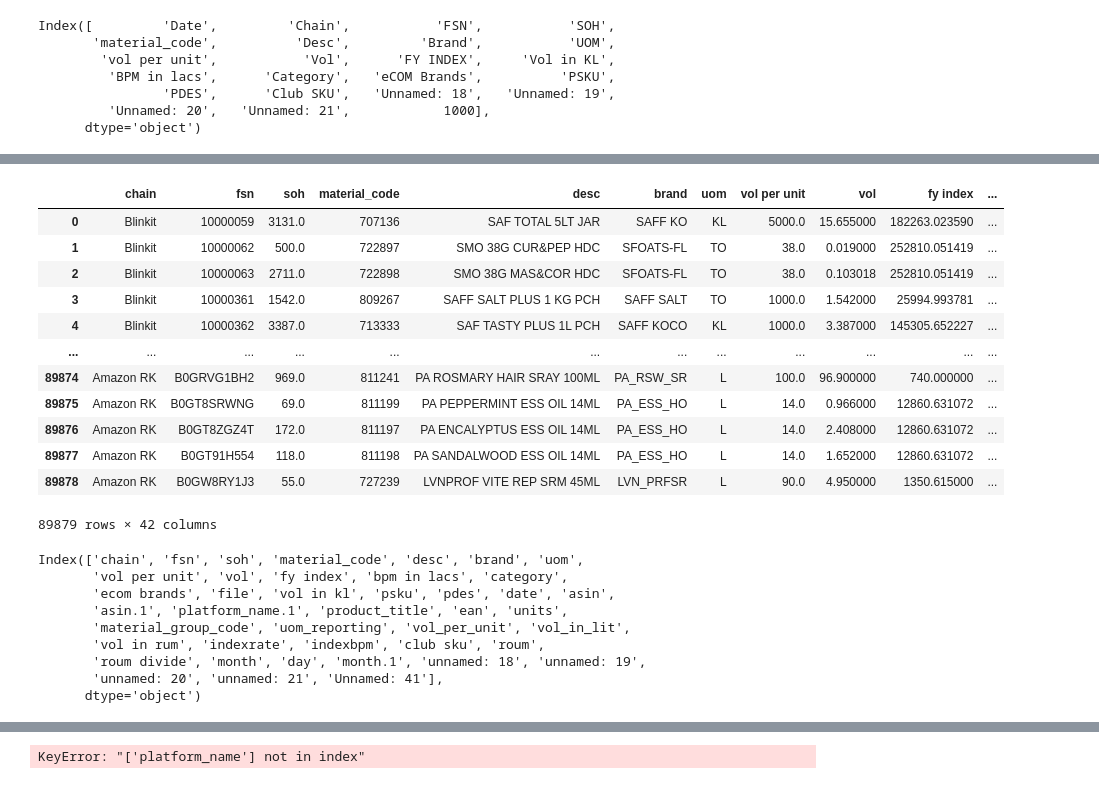
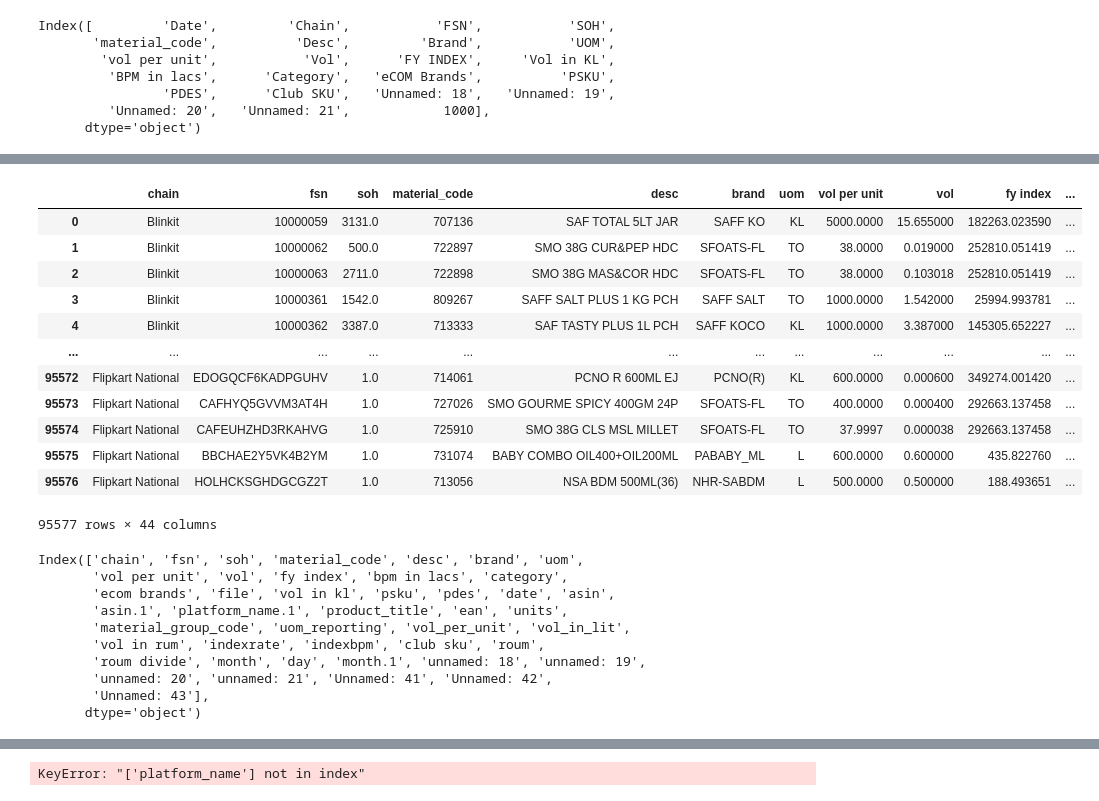
Before and after one commit to DSAmanSingh/collate_results_2, a Jupyter notebook: process_live runs_soh_files.ipynb, the cells around one changed output, grey strips where cells are left out. Saved outputs shown, nothing was run; the diff lists cells and outputs as text; code cells hidden in the pictures.

```diff
--- a/process_live runs_soh_files.ipynb
+++ b/process_live runs_soh_files.ipynb
@@ -79,20 +79,20 @@ df
 # %%
-soh_base = pd.read_csv('/data/aman_singh/acuuracy_check/soh_base_jul_run.csv')
+soh_base = pd.read_csv('/data/aman_singh/acuuracy_check/soh_base_sep_run.csv')
 soh_base
 # %% [output]
 |  | chain | fsn | soh | material_code | desc | brand | uom | vol per unit | vol | fy index | ... |
-| 0 | Blinkit | 10000059 | 3131.0 | 707136 | SAF TOTAL 5LT JAR | SAFF KO | KL | 5000.0 | 15.655000 | 182263.023590 | ... |
-| 1 | Blinkit | 10000062 | 500.0 | 722897 | SMO 38G CUR&PEP HDC | SFOATS-FL | TO | 38.0 | 0.019000 | 252810.051419 | ... |
-| 2 | Blinkit | 10000063 | 2711.0 | 722898 | SMO 38G MAS&COR HDC | SFOATS-FL | TO | 38.0 | 0.103018 | 252810.051419 | ... |
-| 3 | Blinkit | 10000361 | 1542.0 | 809267 | SAFF SALT PLUS 1 KG PCH | SAFF SALT | TO | 1000.0 | 1.542000 | 25994.993781 | ... |
-| 4 | Blinkit | 10000362 | 3387.0 | 713333 | SAF TASTY PLUS 1L PCH | SAFF KOCO | KL | 1000.0 | 3.387000 | 145305.652227 | ... |
+| 0 | Blinkit | 10000059 | 3131.0 | 707136 | SAF TOTAL 5LT JAR | SAFF KO | KL | 5000.0000 | 15.655000 | 182263.023590 | ... |
+| 1 | Blinkit | 10000062 | 500.0 | 722897 | SMO 38G CUR&PEP HDC | SFOATS-FL | TO | 38.0000 | 0.019000 | 252810.051419 | ... |
+| 2 | Blinkit | 10000063 | 2711.0 | 722898 | SMO 38G MAS&COR HDC | SFOATS-FL | TO | 38.0000 | 0.103018 | 252810.051419 | ... |
+| 3 | Blinkit | 10000361 | 1542.0 | 809267 | SAFF SALT PLUS 1 KG PCH | SAFF SALT | TO | 1000.0000 | 1.542000 | 25994.993781 | ... |
+| 4 | Blinkit | 10000362 | 3387.0 | 713333 | SAF TASTY PLUS 1L PCH | SAFF KOCO | KL | 1000.0000 | 3.387000 | 145305.652227 | ... |
 | ... | ... | ... | ... | ... | ... | ... | ... | ... | ... | ... | ... |
-| 89874 | Amazon RK | B0GRVG1BH2 | 969.0 | 811241 | PA ROSMARY HAIR SRAY 100ML | PA_RSW_SR | L | 100.0 | 96.900000 | 740.000000 | ... |
-| 89875 | Amazon RK | B0GT8SRWNG | 69.0 | 811199 | PA PEPPERMINT ESS OIL 14ML | PA_ESS_HO | L | 14.0 | 0.966000 | 12860.631072 | ... |
-| 89876 | Amazon RK | B0GT8ZGZ4T | 172.0 | 811197 | PA ENCALYPTUS ESS OIL 14ML | PA_ESS_HO | L | 14.0 | 2.408000 | 12860.631072 | ... |
-| 89877 | Amazon RK | B0GT91H554 | 118.0 | 811198 | PA SANDALWOOD ESS OIL 14ML | PA_ESS_HO | L | 14.0 | 1.652000 | 12860.631072 | ... |
-| 89878 | Amazon RK | B0GW8RY1J3 | 55.0 | 727239 | LVNPROF VITE REP SRM 45ML | LVN_PRFSR | L | 90.0 | 4.950000 | 1350.615000 | ... |
+| 95572 | Flipkart National | EDOGQCF6KADPGUHV | 1.0 | 714061 | PCNO R 600ML EJ | PCNO(R) | KL | 600.0000 | 0.000600 | 349274.001420 | ... |
+| 95573 | Flipkart National | CAFHYQ5GVVM3AT4H | 1.0 | 727026 | SMO GOURME SPICY 400GM 24P | SFOATS-FL | TO | 400.0000 | 0.000400 | 292663.137458 | ... |
+| 95574 | Flipkart National | CAFEUHZHD3RKAHVG | 1.0 | 725910 | SMO 38G CLS MSL MILLET | SFOATS-FL | TO | 37.9997 | 0.000038 | 292663.137458 | ... |
+| 95575 | Flipkart National | BBCHAE2Y5VK4B2YM | 1.0 | 731074 | BABY COMBO OIL400+OIL200ML | PABABY_ML | L | 600.0000 | 0.600000 | 435.822760 | ... |
+| 95576 | Flipkart National | HOLHCKSGHDGCGZ2T | 1.0 | 713056 | NSA BDM 500ML(36) | NHR-SABDM | L | 500.0000 | 0.500000 | 188.493651 | ... |
-89879 rows × 42 columns
+95577 rows × 44 columns
 # %%
 soh_base.columns
 # %% [output]
@@ -103,6 +103,7 @@ Index(['chain', 'fsn', 'soh', 'material_code', 'desc', 'brand', 'uom',
        'material_group_code', 'uom_reporting', 'vol_per_unit', 'vol_in_lit',
        'vol in rum', 'indexrate', 'indexbpm', 'club sku', 'roum',
        'roum divide', 'month', 'day', 'month.1', 'unnamed: 18', 'unnamed: 19',
-       'unnamed: 20', 'unnamed: 21', 'Unnamed: 41'],
+       'unnamed: 20', 'unnamed: 21', 'Unnamed: 41', 'Unnamed: 42',
+       'Unnamed: 43'],
       dtype='object')
 # %%
```
Also changed, not shown: parts of 6 cells of this notebook, 6 other files.
